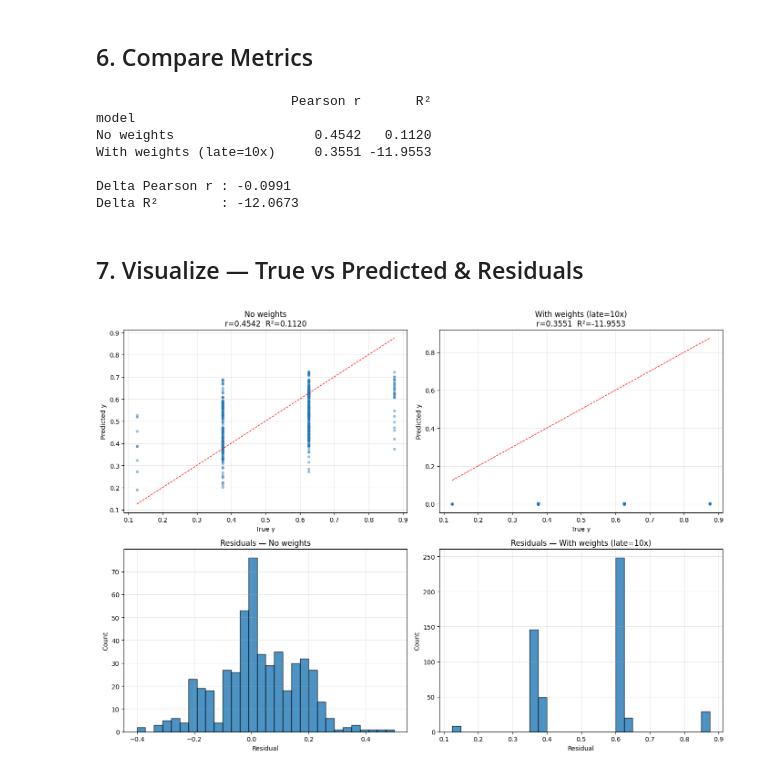
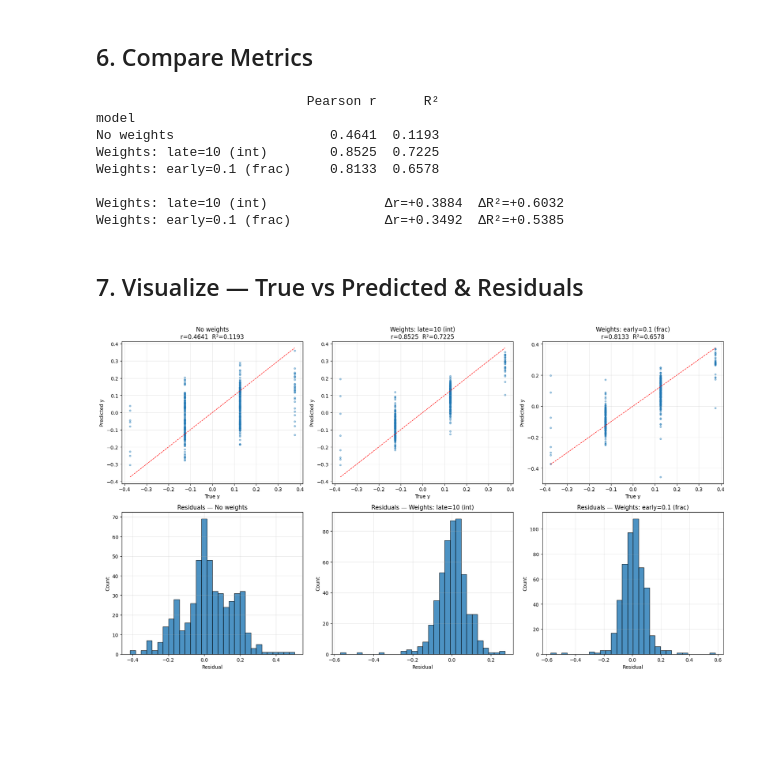
Before and after one commit to jboilard1994/PackBoost, a Jupyter notebook: toy_sample_weights.ipynb, the cells around one changed output. Drawn from its saved outputs; the diff is of its cells as text; code cells hidden in the pictures; blank space fills up the shorter version.

Commit message:
fractional sample weights

```diff
--- a/toy_sample_weights.ipynb
+++ b/toy_sample_weights.ipynb
@@ -83,11 +87,11 @@ Scale all targets to [0, 1] using the train scaler, then bucketize into 4 bins.
 # %%
-scaler = MinMaxScaler(feature_range=(0, 1))
+scaler = MinMaxScaler(feature_range=(-0.5, 0.5))
 y_train_scaled = scaler.fit_transform(y_train_raw.reshape(-1, 1)).ravel()
 y_val_scaled   = scaler.transform(y_val_raw.reshape(-1, 1)).ravel()
 y_test_scaled  = scaler.transform(y_test_raw.reshape(-1, 1)).ravel()
 
-bins   = [0, 0.25, 0.5, 0.75, 1.0]
-labels = [0.125, 0.375, 0.625, 0.875]
+bins   = [-0.5, -0.25, 0, 0.25, 0.5]
+labels = [-0.375, -0.125, 0.125, 0.375]
 
 def bucketize(y_scaled):
     return np.array(
@@ -111,17 +115,16 @@ y_test  unique: [0.125 0.375 0.625 0.875]
 # %%
 # Base hyperparams shared by both runs.
 # L2 and min_child_weight are calibrated for mean(w) = 1.
-# The weighted run scales them by mean(w) to keep regularisation equivalent.
+# The weighted run scales them by w_mean to keep regularisation equivalent.
 BASE_KWARGS = dict(
     rounds=1000,
     max_depth=8,
     nfolds=4,
-    lr=0.1,
+    lr=1.0,
     seed=42,
     nfeatsets=2,
     encode_cut_device=device,
     min_split_gain=0.0,
-    max_delta_step=3.0
 )
 L2_BASE         = 1_000.0   # regularisation at mean(w) = 1
 MIN_CHILD_BASE  =   100.0   # min leaf hessian-mass at mean(w) = 1
@@ -225,50 +275,59 @@ def evaluate(model, X, y_true, label):
     r2 = 1.0 - ss_res / ss_tot
     return {"model": label, "Pearson r": round(float(r), 4), "R²": round(float(r2), 4)}, preds
 
-metrics_no_w, preds_no_w = evaluate(model_no_w, X_test, y_test, "No weights")
-metrics_w,    preds_w    = evaluate(model_w,    X_test, y_test, "With weights (late=10x)")
+metrics_no_w,   preds_no_w   = evaluate(model_no_w,   X_test, y_test, "No weights")
+metrics_w,      preds_w      = evaluate(model_w,       X_test, y_test, "Weights: late=10 (int)")
+metrics_frac,   preds_frac   = evaluate(model_frac,    X_test, y_test, "Weights: early=0.1 (frac)")
 
-results = pd.DataFrame([metrics_no_w, metrics_w]).set_index("model")
+results = pd.DataFrame([metrics_no_w, metrics_w, metrics_frac]).set_index("model")
 print(results.to_string())
 print()
-print(f"Delta Pearson r : {metrics_w['Pearson r'] - metrics_no_w['Pearson r']:+.4f}")
-print(f"Delta R²        : {metrics_w['R²'] - metrics_no_w['R²']:+.4f}")
+base_r = metrics_no_w["Pearson r"]
+for m in [metrics_w, metrics_frac]:
+    print(f"{m['model']:35s}  Δr={m['Pearson r'] - base_r:+.4f}  ΔR²={m['R²'] - metrics_no_w['R²']:+.4f}")
 # %% [output]
-                         Pearson r       R²
+                           Pearson r      R²
 model
-No weights                  0.4542   0.1120
-With weights (late=10x)     0.3551 -11.9553
+No weights                    0.4641  0.1193
+Weights: late=10 (int)        0.8525  0.7225
+Weights: early=0.1 (frac)     0.8133  0.6578
 
-Delta Pearson r : -0.0991
-Delta R²        : -12.0673
+Weights: late=10 (int)               Δr=+0.3884  ΔR²=+0.6032
+Weights: early=0.1 (frac)            Δr=+0.3492  ΔR²=+0.5385
 # %% [markdown]
 ## 7. Visualize — True vs Predicted & Residuals
 # %%
-fig, axes = plt.subplots(2, 2, figsize=(14, 10))
+fig, axes = plt.subplots(2, 3, figsize=(18, 10))
 
-for col, (preds, m) in enumerate([(preds_no_w, metrics_no_w), (preds_w, metrics_w)]):
+all_results = [
+    (preds_no_w,  metrics_no_w),
+    (preds_w,     metrics_w),
+    (preds_frac,  metrics_frac),
+]
+
+for col, (preds, m) in enumerate(all_results):
     r, r2 = m["Pearson r"], m["R²"]
     label = m["model"]
 
     # scatter
     ax = axes[0, col]
     ax.scatter(y_test, preds, alpha=0.4, s=12)
     lo, hi = y_test.min(), y_test.max()
     ax.plot([lo, hi], [lo, hi], 'r--', linewidth=1)
     ax.set_xlabel("True y")
     ax.set_ylabel("Predicted y")
     ax.set_title(f"{label}\nr={r:.4f}  R²={r2:.4f}")
     ax.grid(True, alpha=0.3)
 
     # residuals
     ax = axes[1, col]
     ax.hist(y_test - preds, bins=30, edgecolor='black', alpha=0.8)
     ax.set_xlabel("Residual")
     ax.set_ylabel("Count")
     ax.set_title(f"Residuals — {label}")
     ax.grid(True, alpha=0.3)
 
 plt.tight_layout()
 plt.show()
 # %% [output]
-[figure, old version]
+[figure, new version]
```
Also changed, not shown: parts of 7 cells of this notebook, 2 other files.
